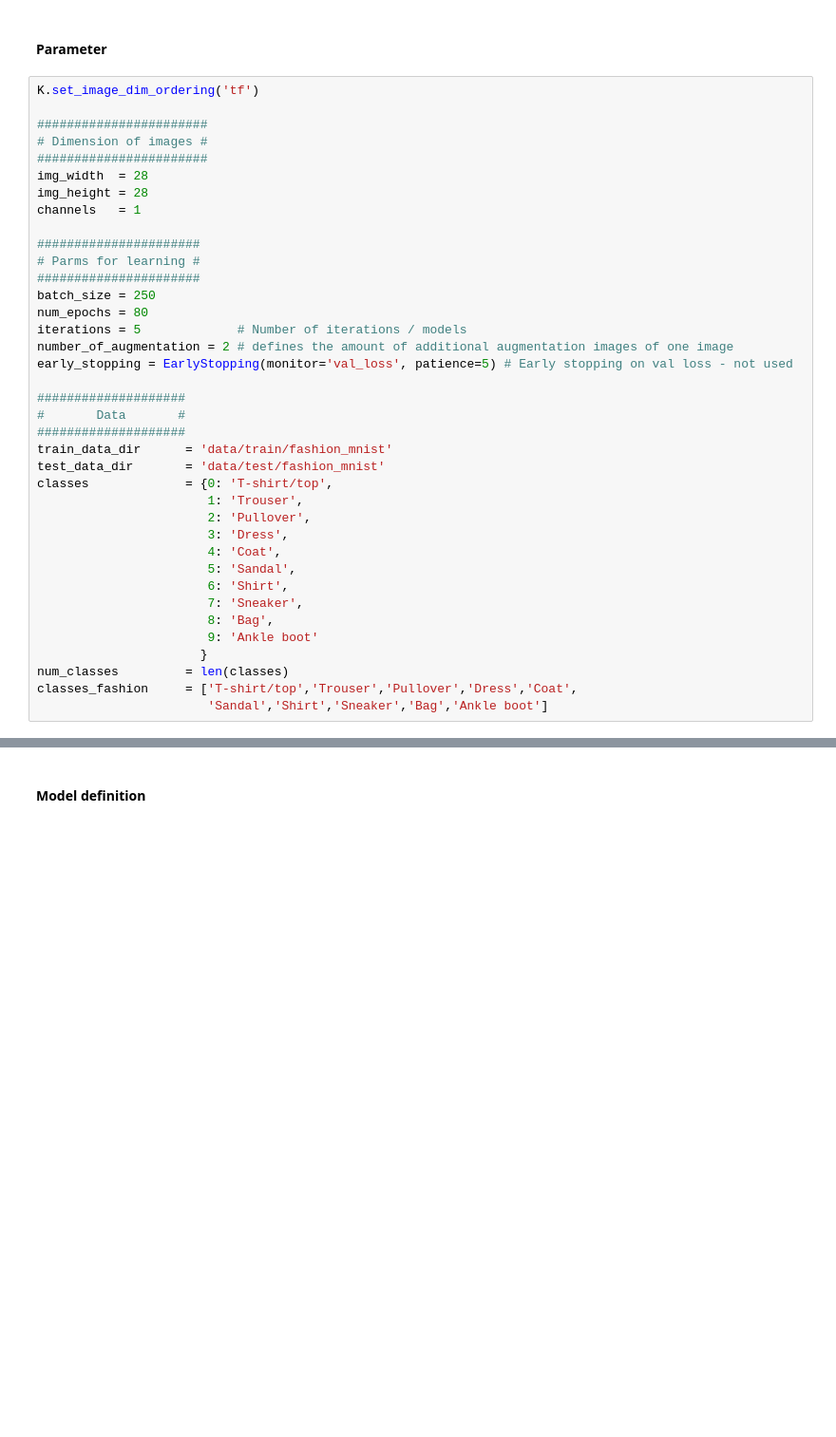
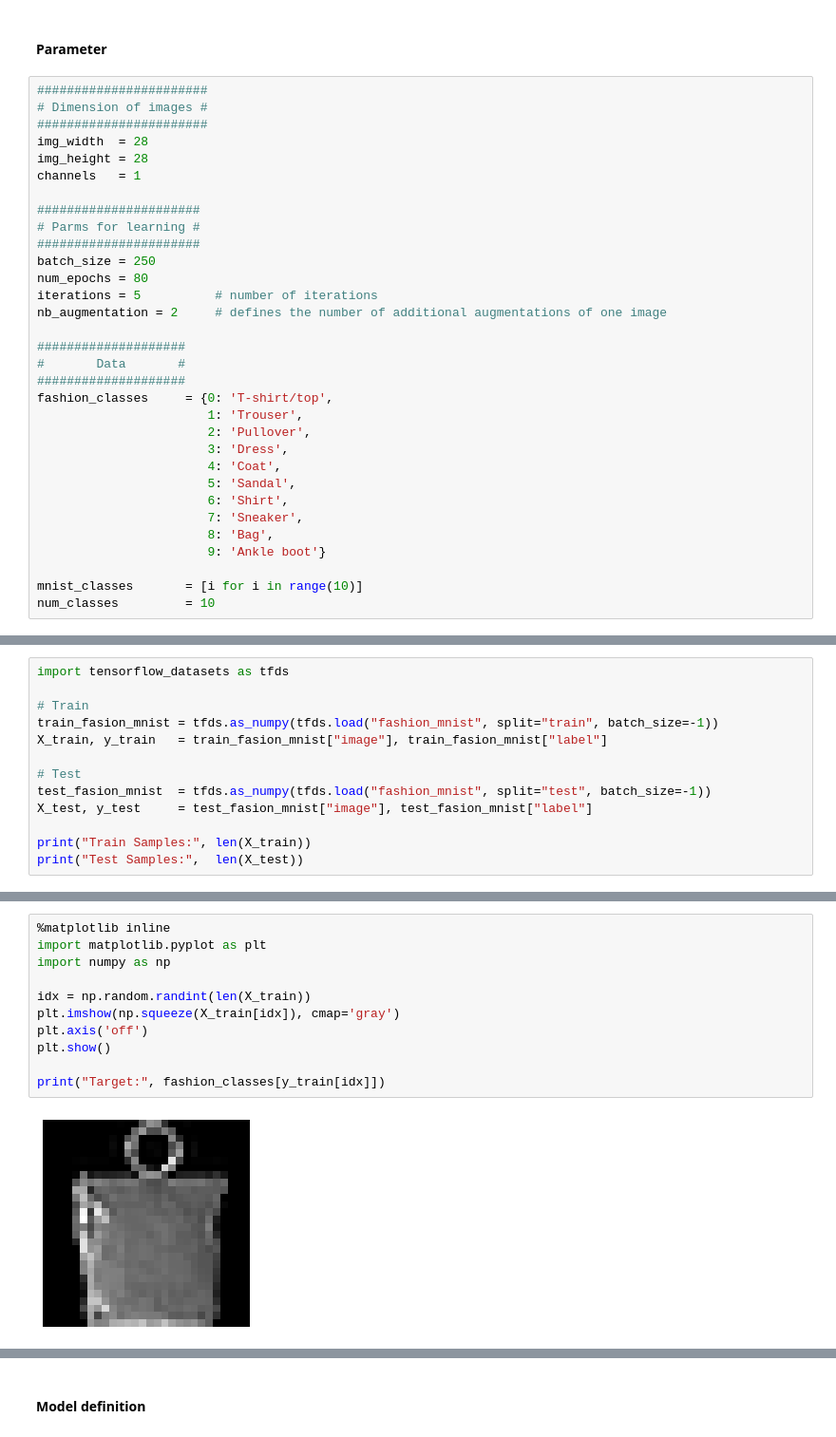
Before and after one commit to cmasch/zalando-fashion-mnist, a Jupyter notebook: Simple_Convolutional_Neural_Network_Fashion-MNIST.ipynb, the cells around one changed output, grey strips where cells are left out. Shown at 95% size. Cells and saved outputs as stored; diff of their text form; blank space fills up the shorter version.

```diff
--- a/Simple_Convolutional_Neural_Network_Fashion-MNIST.ipynb
+++ b/Simple_Convolutional_Neural_Network_Fashion-MNIST.ipynb
@@ -51,8 +22,6 @@ TensorFlow version:     1.1.0
 # %% [markdown]
 #### Parameter
 # %%
-K.set_image_dim_ordering('tf')
-
 #######################
 # Dimension of images #
 #######################
@@ -65,16 +34,13 @@ channels   = 1
 ######################
 batch_size = 250
 num_epochs = 80
-iterations = 5             # Number of iterations / models
-number_of_augmentation = 2 # defines the amount of additional augmentation images of one image
-early_stopping = EarlyStopping(monitor='val_loss', patience=5) # Early stopping on val loss - not used
+iterations = 5          # number of iterations
+nb_augmentation = 2     # defines the number of additional augmentations of one image
 
 ####################
 #       Data       #
 ####################
-train_data_dir      = 'data/train/fashion_mnist'
-test_data_dir       = 'data/test/fashion_mnist'
-classes             = {0: 'T-shirt/top',
+fashion_classes     = {0: 'T-shirt/top',
                        1: 'Trouser',
                        2: 'Pullover',
                        3: 'Dress',
@@ -83,8 +49,7 @@ classes             = {0: 'T-shirt/top',
                        6: 'Shirt',
                        7: 'Sneaker',
                        8: 'Bag',
-                       9: 'Ankle boot'
-                      }
-num_classes         = len(classes)
-classes_fashion     = ['T-shirt/top','Trouser','Pullover','Dress','Coat',
-                       'Sandal','Shirt','Sneaker','Bag','Ankle boot']
+                       9: 'Ankle boot'}
+
+mnist_classes       = [i for i in range(10)]
+num_classes         = 10
@@ -90,0 +61,13 @@ classes_fashion     = ['T-shirt/top','Trouser','Pullover','Dress','Coat',
+# %%
+import tensorflow_datasets as tfds
+
+# Train
+train_fasion_mnist = tfds.as_numpy(tfds.load("fashion_mnist", split="train", batch_size=-1))
+X_train, y_train   = train_fasion_mnist["image"], train_fasion_mnist["label"]
+
+# Test
+test_fasion_mnist  = tfds.as_numpy(tfds.load("fashion_mnist", split="test", batch_size=-1))
+X_test, y_test     = test_fasion_mnist["image"], test_fasion_mnist["label"]
+
+print("Train Samples:", len(X_train))
+print("Test Samples:",  len(X_test))
@@ -90,0 +79,13 @@ classes_fashion     = ['T-shirt/top','Trouser','Pullover','Dress','Coat',
+# %%
+%matplotlib inline
+import matplotlib.pyplot as plt
+import numpy as np
+
+idx = np.random.randint(len(X_train))
+plt.imshow(np.squeeze(X_train[idx]), cmap='gray')
+plt.axis('off')
+plt.show()
+
+print("Target:", fashion_classes[y_train[idx]])
+# %% [output]
+[figure, added]
```
Also changed, not shown: parts of 58 cells of this notebook, 9 other files.
